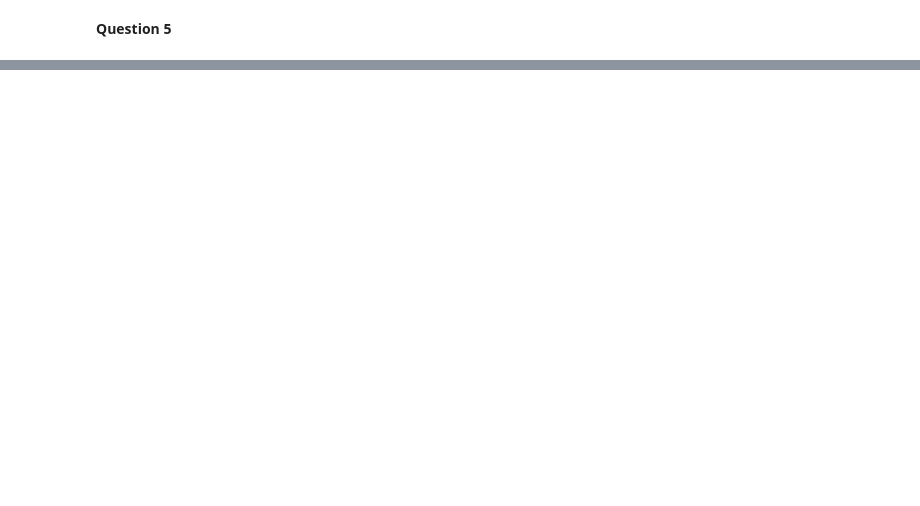
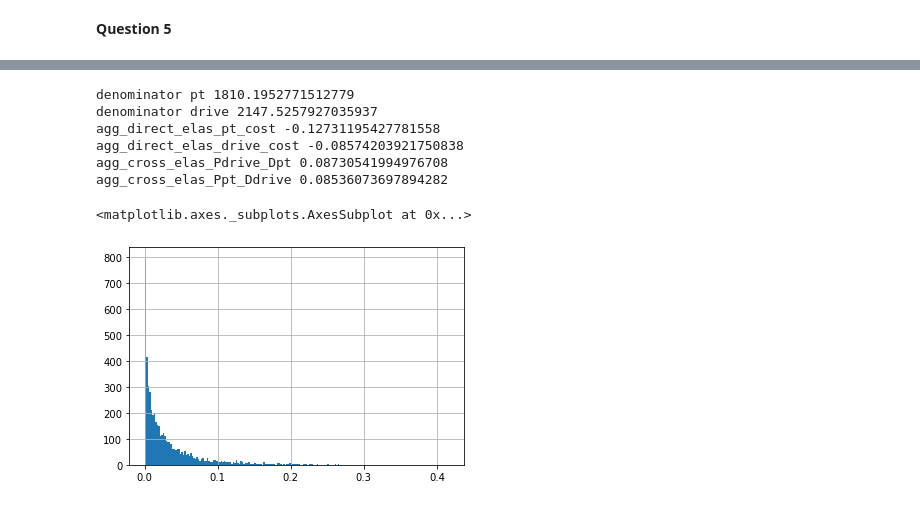
Before and after one commit to GustavePellier/MMOB, a Jupyter notebook: Forecasting question 1 , 2, 3 .ipynb, the cells around one changed output, grey strips where cells are left out. Cells and saved outputs as stored; diff of their text form; code cells hidden in the pictures; blank space fills up the shorter version.

```diff
--- a/Forecasting question 1 , 2, 3 .ipynb
+++ b/Forecasting question 1 , 2, 3 .ipynb
@@ -1314,0 +1341,8 @@ NameError: name 'V_pref' is not defined
+# %%
+#Direct point elasticity of car cost
+direct_elas_drive_cost= (Derive(prob_drive,'cost_drive')*cost_drive/prob_drive)
+#Direct point elasticity of public transportation cost
+direct_elas_pt_cost=(Derive(prob_pt,'cost_transit')*cost_pt/prob_pt)
+#Cross point elasticity
+cross_elas_Pdrive_Dpt=(Derive(prob_drive,'cost_transit')*cost_pt/prob_drive)
+cross_elas_Ppt_Ddrive=(Derive(prob_pt,'cost_drive')*cost_drive/prob_pt)
@@ -1314,0 +1361,3 @@ NameError: name 'V_pref' is not defined
+# %%
+biosim = bio.BIOGEME(database, simulate_elast)
+simulated_values_elast = biosim.simulate(results_model3.getBetaValues())
@@ -1314,0 +1379,31 @@ NameError: name 'V_pref' is not defined
+# %%
+#Aggregations numerator/denominator
+simulated_values_elast['denominator_pt'] = (
+    simulated_values_elast['Weight'] *
+    simulated_values_elast['Prob PT']
+)
+simulated_values_elast['denominator_drive'] = (
+    simulated_values_elast['Weight'] *
+    simulated_values_elast['Prob DRIVE']
+)
+#direct
+simulated_values_elast['numerator_pt_dir']=(
+    simulated_values_elast['Weight'] *
+    simulated_values_elast['Prob PT']*
+    simulated_values_elast['direct_elas_pt_cost']
+)
+simulated_values_elast['numerator_drive_dir']=(
+    simulated_values_elast['Weight'] *
+    simulated_values_elast['Prob DRIVE']*
+    simulated_values_elast['direct_elas_drive_cost'])
+#cross
+simulated_values_elast['numerator_Pdrive_Dpt']=(
+    simulated_values_elast['Weight'] *
+    simulated_values_elast['Prob DRIVE']*
+    simulated_values_elast['cross_elas_Pdrive_Dpt']
+)
+simulated_values_elast['numerator_Ppt_Ddrive']=(
+    simulated_values_elast['Weight'] *
+    simulated_values_elast['Prob PT']*
+    simulated_values_elast['cross_elas_Ppt_Ddrive']
+)
@@ -1314,0 +1416,19 @@ NameError: name 'V_pref' is not defined
+# %%
+print('denominator pt',simulated_values_elast['denominator_pt'].sum())
+print('denominator drive',simulated_values_elast['denominator_drive'].sum())
+print('agg_direct_elas_pt_cost',agg_direct_elas_pt_cost)
+print('agg_direct_elas_drive_cost',agg_direct_elas_drive_cost)
+print('agg_cross_elas_Pdrive_Dpt',agg_cross_elas_Pdrive_Dpt)
+print('agg_cross_elas_Ppt_Ddrive',agg_cross_elas_Ppt_Ddrive)
+# %% [output]
+denominator pt 1810.1952771512779
+denominator drive 2147.5257927035937
+agg_direct_elas_pt_cost -0.12731195427781558
+agg_direct_elas_drive_cost -0.08574203921750838
+agg_cross_elas_Pdrive_Dpt 0.08730541994976708
+agg_cross_elas_Ppt_Ddrive 0.08536073697894282
+# %%
+simulated_values_elast['numerator_Ppt_Ddrive'].hist(bins=200)
+# %% [output]
+<matplotlib.axes._subplots.AxesSubplot at 0x...>
+[figure, added]
```
Also changed, not shown: parts of 12 cells of this notebook.
